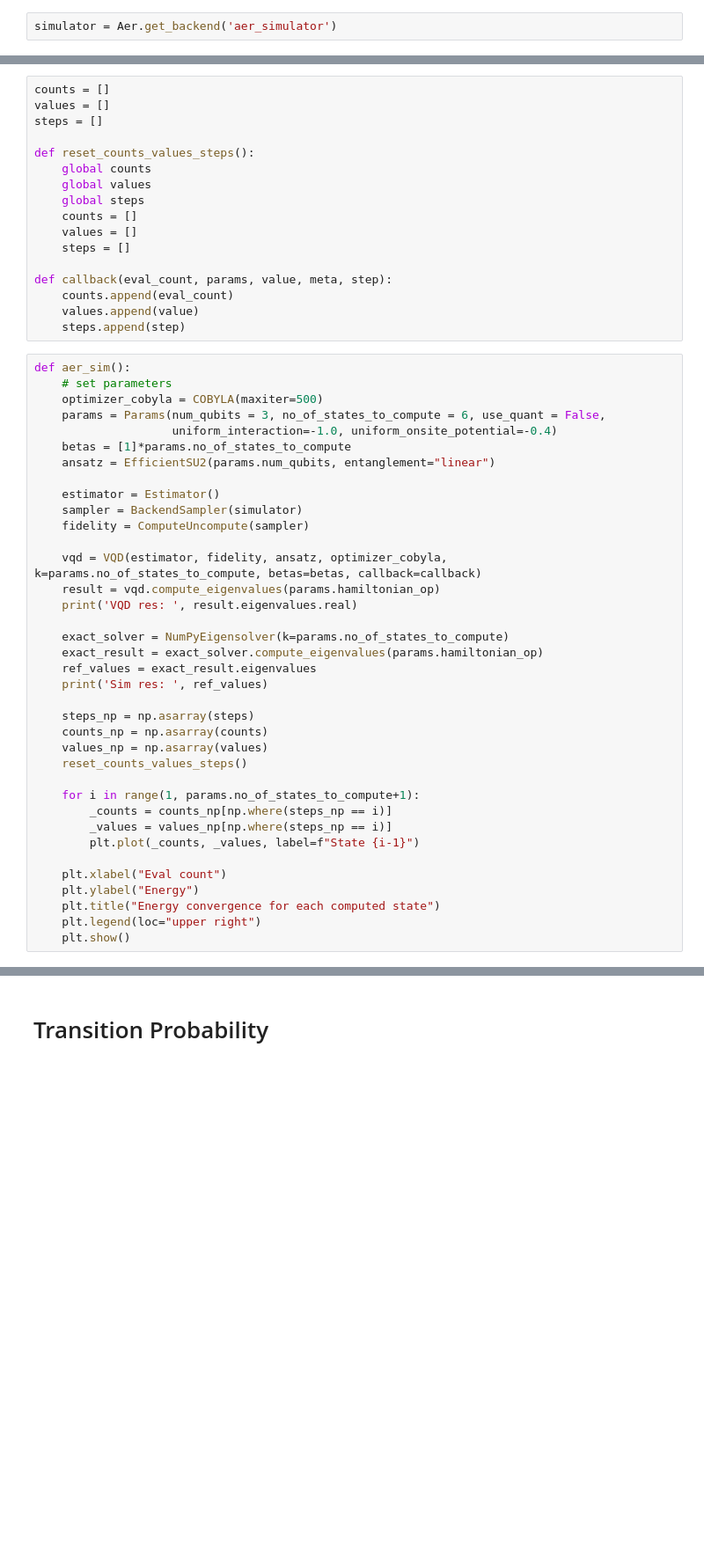
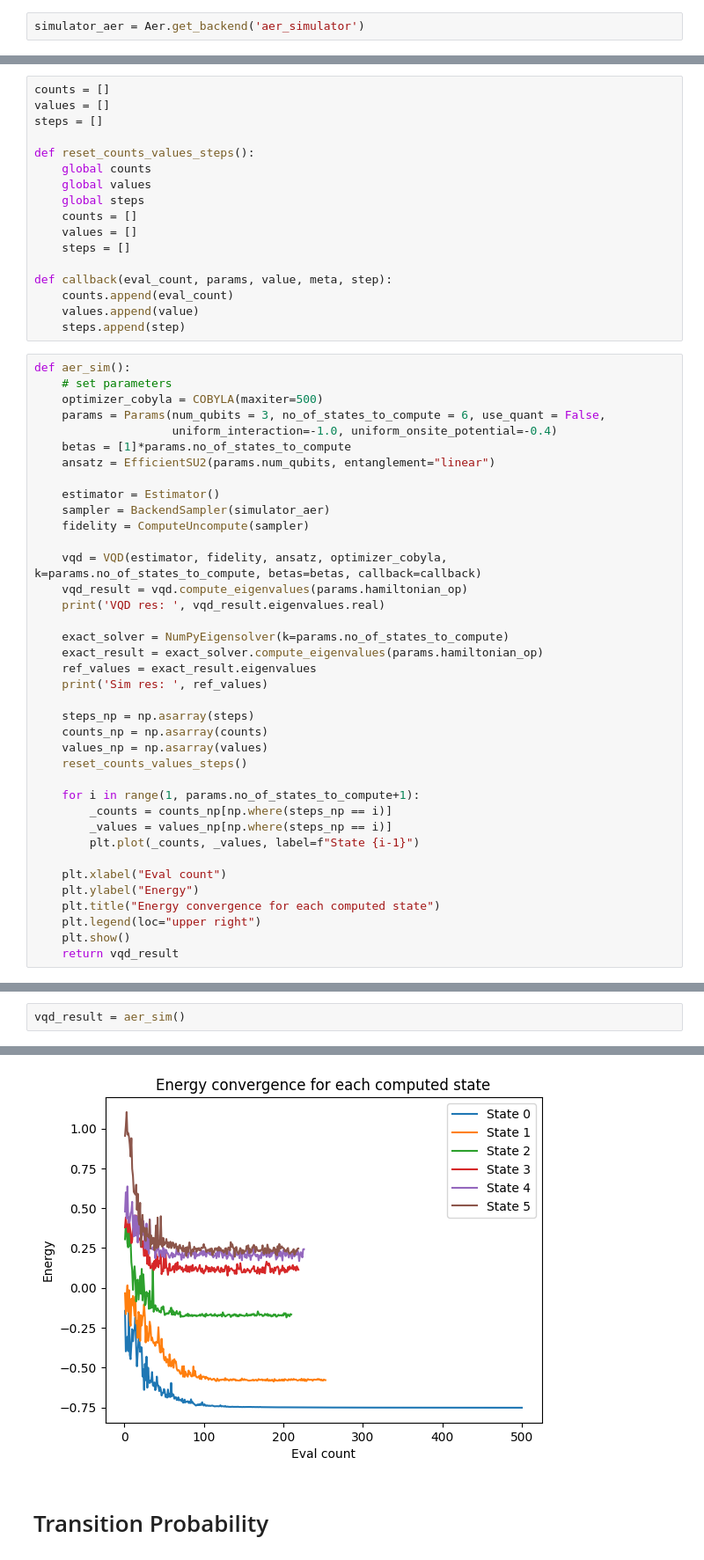
Before and after one commit to thspreetham98/BIG-Q-Hackathon-Chicago-General-Atomics-Quantinuum, a Jupyter notebook: main.ipynb, the cells around one changed output, grey strips where cells are left out. Shown: that part at 88% size. Cells and saved outputs as stored; diff of their text form; blank space fills up the shorter version.

```diff
--- a/main.ipynb
+++ b/main.ipynb
@@ -28,7 +29,7 @@ import numpy as np
 # %% [markdown]
 We are first going to use Aer to test our code and once we have it working we can increase the number of qubits and submit a job to the Quantinuum emulator
 # %%
-simulator = Aer.get_backend('aer_simulator')
+simulator_aer = Aer.get_backend('aer_simulator')
 # %%
 class Params:
     def __init__(self, num_qubits: int, no_of_states_to_compute: int, use_quant,
@@ -82,12 +83,12 @@ def aer_sim():
     ansatz = EfficientSU2(params.num_qubits, entanglement="linear")
 
     estimator = Estimator()
-    sampler = BackendSampler(simulator)
+    sampler = BackendSampler(simulator_aer)
     fidelity = ComputeUncompute(sampler)
 
     vqd = VQD(estimator, fidelity, ansatz, optimizer_cobyla, k=params.no_of_states_to_compute, betas=betas, callback=callback)
-    result = vqd.compute_eigenvalues(params.hamiltonian_op)
-    print('VQD res: ', result.eigenvalues.real)
+    vqd_result = vqd.compute_eigenvalues(params.hamiltonian_op)
+    print('VQD res: ', vqd_result.eigenvalues.real)
 
     exact_solver = NumPyEigensolver(k=params.no_of_states_to_compute)
     exact_result = exact_solver.compute_eigenvalues(params.hamiltonian_op)
@@ -109,3 +110,4 @@ def aer_sim():
     plt.title("Energy convergence for each computed state")
     plt.legend(loc="upper right")
     plt.show()
+    return vqd_result
@@ -117,0 +114,3 @@ Sim res:  [-0.75225553 -0.60900802 -0.2        -0.05675249  0.05675249  0.2
+# %%
+vqd_result = aer_sim()
+# %% [output]
@@ -118,2 +119,3 @@ Sim res:  [-0.75225553 -0.60900802 -0.2        -0.05675249  0.05675249  0.2
+[figure, added]
 # %% [markdown]
 # Transition Probability
```
Also changed, not shown: parts of 6 cells of this notebook, 1 other file.
